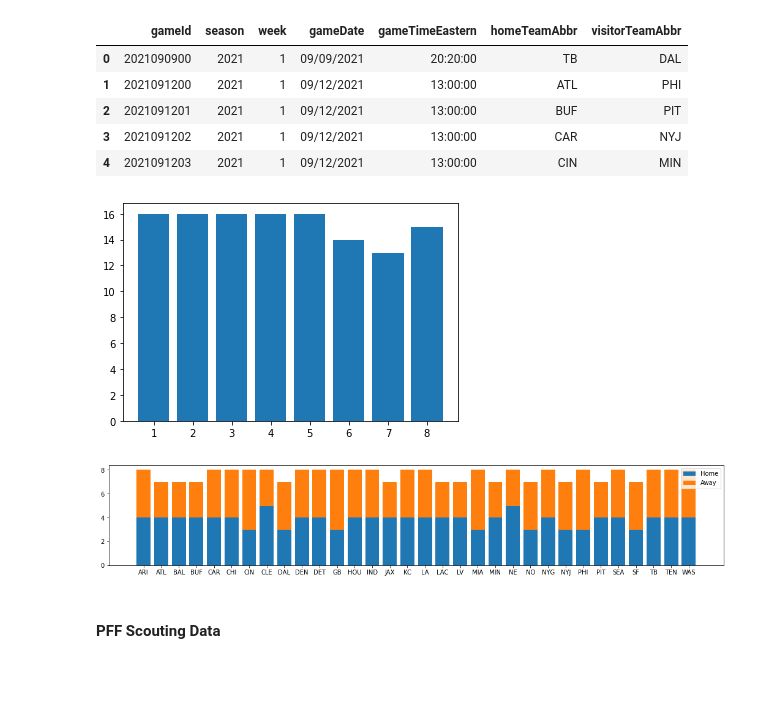
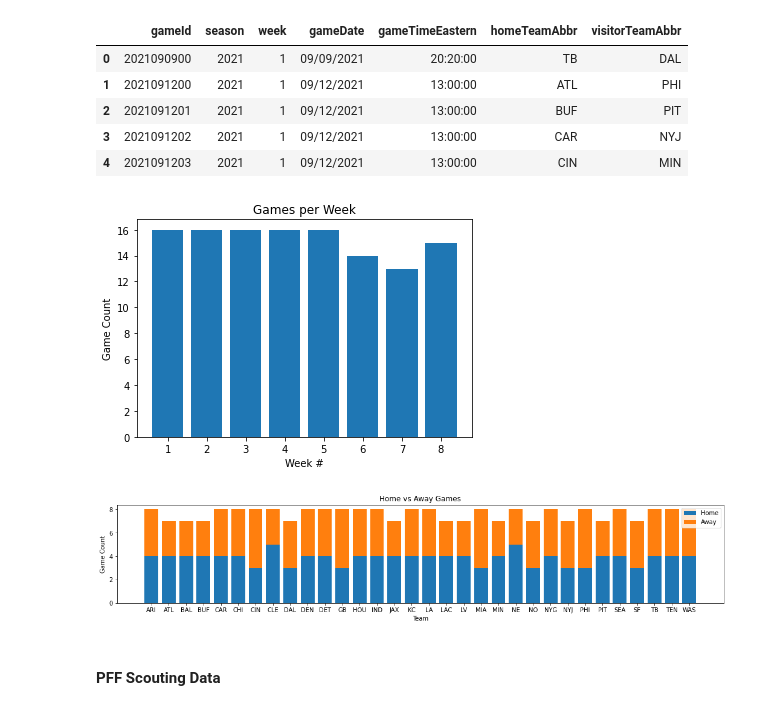
Before and after one commit to DennisKreger/NFL_Performance_Linemen, a Jupyter notebook: initial_data_exploration.ipynb, the cells around one changed output. Cells and saved outputs as stored; diff of their text form; code cells hidden in the pictures; blank space fills up the shorter version.

```diff
--- a/initial_data_exploration.ipynb
+++ b/initial_data_exploration.ipynb
@@ -40,14 +44,17 @@ games.head()
 # %%
 games_per_week = games[['week', 'gameId']] \
     .groupby('week') \
     .count() \
     .rename(columns={'gameId': 'gameCount'}, inplace=False) \
     .reset_index()
 
 plt.bar(games_per_week['week'], games_per_week['gameCount'])
+plt.xlabel('Week #')
+plt.ylabel('Game Count')
+plt.title('Games per Week')
 plt.show()
 # %% [output]
-[figure, old version]
+[figure, new version]
 # %%
 home_games_played = games[['homeTeamAbbr', 'gameId']] \
     .groupby('homeTeamAbbr') \
@@ -71,19 +78,15 @@ games_played = pd.merge(home_games_played, away_games_played, on='team')
 games_played
 
 plt.figure(figsize=(18, 3))
-# width = 0.4
-# x = np.arange(games_played.shape[0])
-# plt.bar(x-0.2, games_played['away_games'], width)
-# plt.bar(x+0.2, games_played['home_games'], width)
-# plt.xticks(x, games_played['team'])
-# plt.show()
-
 plt.bar(games_played['team'], games_played['home_games'])
 plt.bar(games_played['team'], games_played['away_games'], bottom=games_played['home_games'])
+plt.xlabel('Team')
+plt.ylabel('Game Count')
+plt.title('Home vs Away Games')
 plt.legend(["Home", "Away"])
 plt.show()
 # %% [output]
-[figure, old version]
+[figure, new version]
 # %% [markdown]
 #### PFF Scouting Data
 # %%
```
Also changed, not shown: parts of 9 cells of this notebook.
